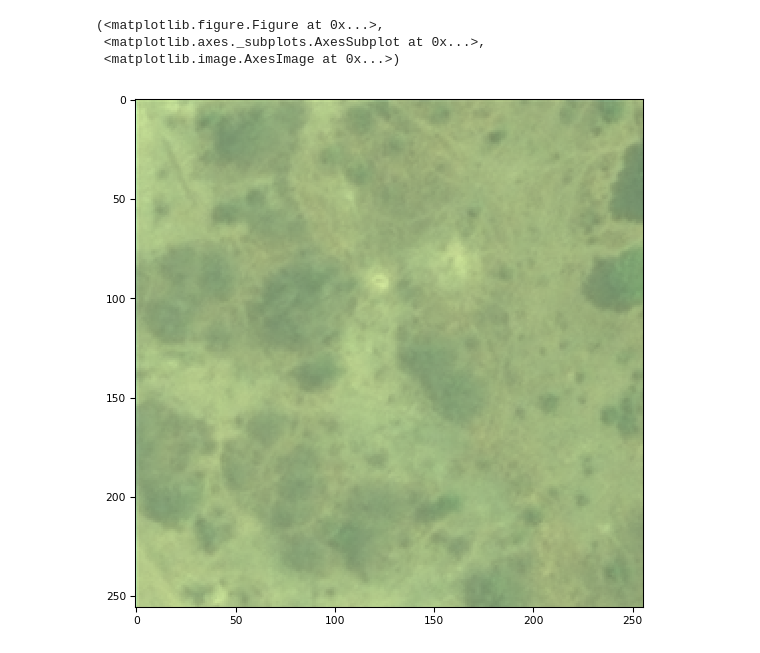
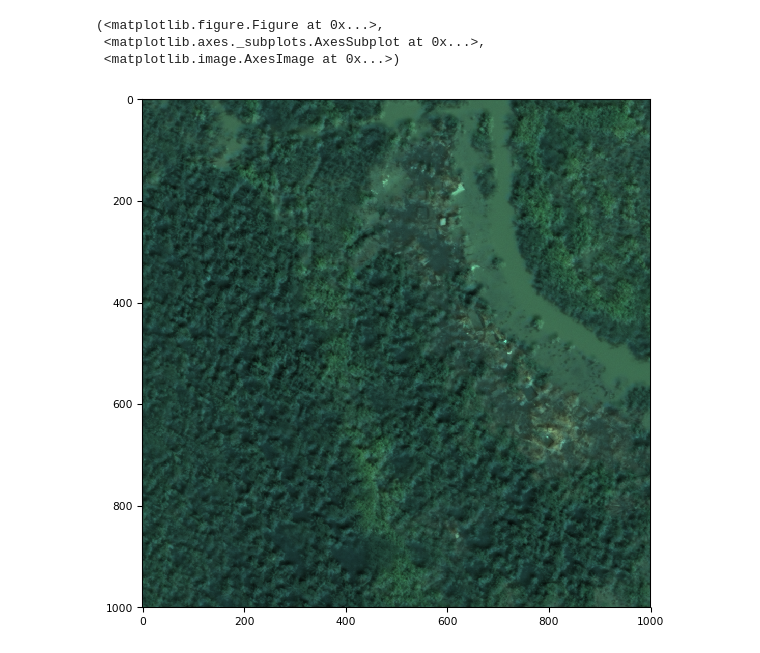
Before and after one commit to jgc128/kaggle_dstl_satellite, a Jupyter notebook: pansharpening.ipynb, the cells around one changed output. Drawn from its saved outputs; the diff is of its cells as text; code cells hidden in the pictures.

```diff
--- a/pansharpening.ipynb
+++ b/pansharpening.ipynb
@@ -25,4 +25,4 @@ logging.info('Train: %s, Test: %s, All: %s', len(train_images), len(test_images)
 # %%
-img_id = train_images[0]
+img_id = '6070_2_3' # '6070_2_3' #train_images[0]
 logging.info('Image id: %s', img_id)
 # %% [output]
@@ -38,4 +38,4 @@ logging.info('RGB: %s, M: %s, A: %s, Pan: %s', img_rgb.shape, img_m.shape, img_a
 # %%
-img_rgbn_scaled, img_rgbn_sharpened, _ = pansharpen(img_m, img_pan, W=0.3, all_data=True)
+img_rgbn_scaled, img_rgbn_sharpened, _, img_rest_sharpened = pansharpen(img_m, img_pan, W=0.3, all_data=True)
 logging.info('Scaled: %s, Sharpened: %s', img_rgbn_scaled.shape, img_rgbn_sharpened.shape)
 # %% [output]
@@ -57,7 +57,7 @@ tiff.imshow(img_rgbn_scaled[:256,:256,:3])
 # %%
-tiff.imshow(img_rgbn_sharpened[:256,:256,:3])
+tiff.imshow(img_rgbn_sharpened[:1000,-1000:,:3])
 # %% [output]
 (<matplotlib.figure.Figure at 0x...>,
  <matplotlib.axes._subplots.AxesSubplot at 0x...>,
  <matplotlib.image.AxesImage at 0x...>)
-[figure, old version]
+[figure, new version]
```
Also changed, not shown: parts of 12 cells of this notebook, 9 other files.
